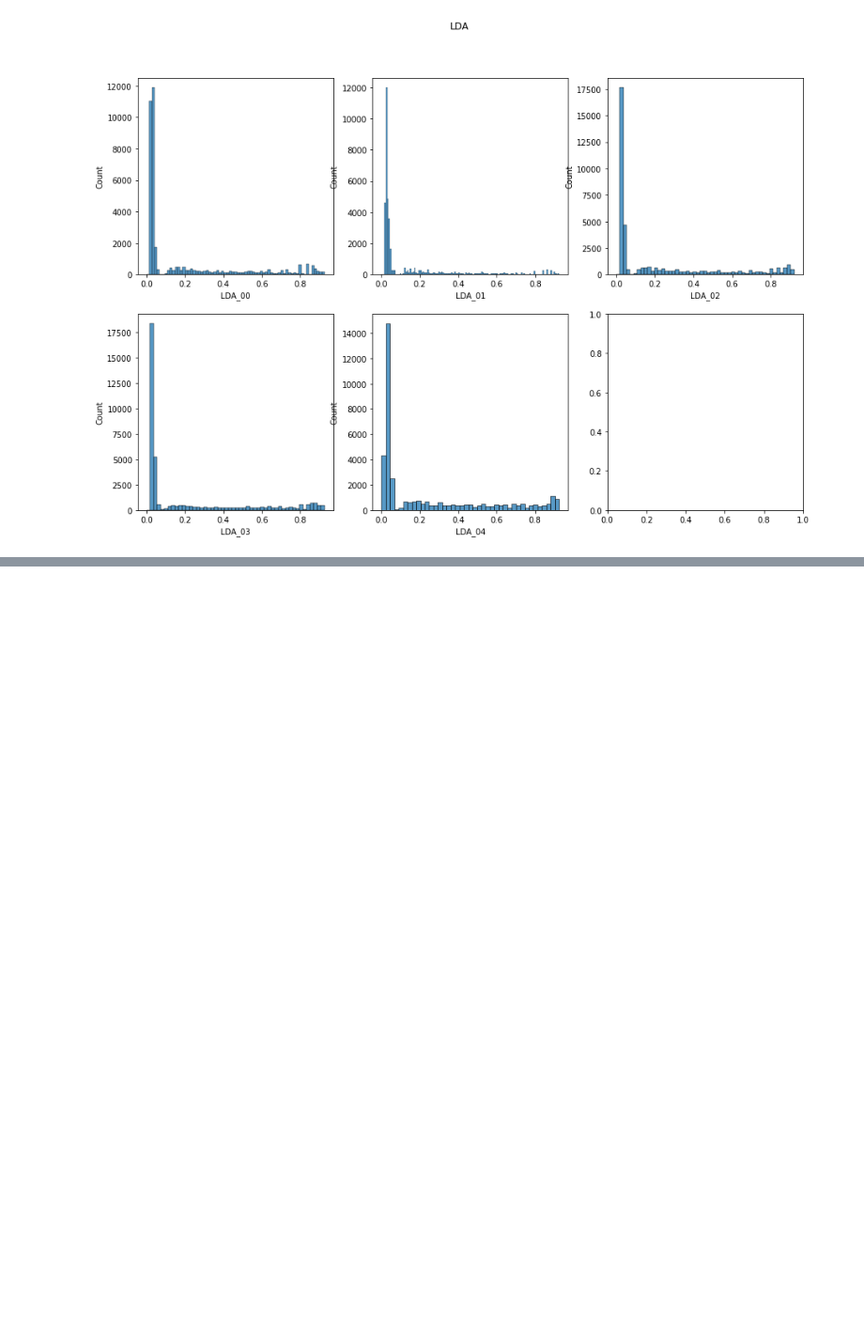
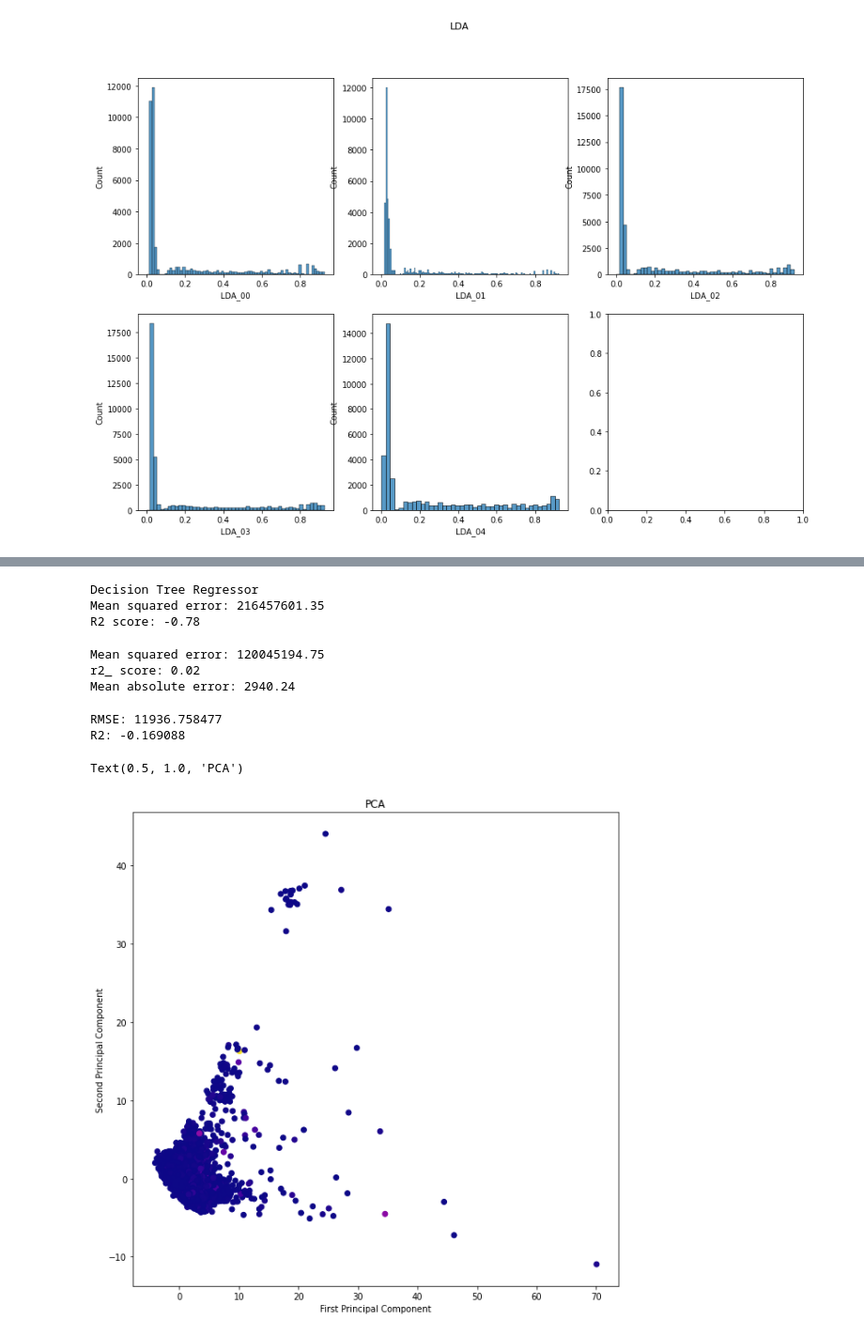
Before and after one commit to DivakarSai/python_projects, a Jupyter notebook: Online News Popularity/Analysis.ipynb, the cells around one changed output, grey strips where cells are left out. Shown: that part at 94% size. Drawn from its saved outputs; the diff is of its cells as text; code cells hidden in the pictures; blank space fills up the shorter version.

```diff
--- a/Online News Popularity/Analysis.ipynb
+++ b/Online News Popularity/Analysis.ipynb
@@ -187,0 +211,8 @@ Ridge and lasso regression
+# %%
+from sklearn.linear_model import LinearRegression
+from sklearn.model_selection import train_test_split
+from sklearn.metrics import mean_squared_error
+from sklearn.preprocessing import StandardScaler
+
+# Split the data into training and testing sets
+X_train, X_test, y_train, y_test = train_test_split(scaled_data, target_data, random_state=42)
@@ -191,0 +260,8 @@ from sklearn.metrics import r2_score
+# %%
+#ridge
+
+rr = Ridge(alpha=0.01)
+rr.fit(X_train, y_train)
+pred_train_rr= rr.predict(X_train)
+print(np.sqrt(mean_squared_error(y_train,pred_train_rr)))
+print(r2_score(y_train, pred_train_rr))
@@ -191,0 +284,24 @@ from sklearn.metrics import r2_score
+# %%
+#decision tree
+
+dt = DecisionTreeRegressor(max_depth=5)
+dt.fit(X_train, y_train)
+y_pred = dt.predict(X_test)
+print("Decision Tree Regressor")
+print("Mean squared error: %.2f" % mean_squared_error(y_test, y_pred))
+print("R2 score: %.2f" % r2_score(y_test, y_pred))
+# %% [output]
+Decision Tree Regressor
+Mean squared error: 216457601.35
+R2 score: -0.78
+# %%
+gb = GradientBoostingRegressor(n_estimators=100, learning_rate=0.1, max_depth=1, random_state=0)
+gb.fit(X_train, y_train)
+y_pred = gb.predict(X_test)
+print("Mean squared error: %.2f" % mean_squared_error(y_test, y_pred))
+print('r2_ score: %.2f' % r2_score(y_test, y_pred))
+print("Mean absolute error: %.2f" % mean_absolute_error(y_test, y_pred))
+# %% [output]
+Mean squared error: 120045194.75
+r2_ score: 0.02
+Mean absolute error: 2940.24
@@ -191,0 +323,7 @@ from sklearn.metrics import r2_score
+# %%
+preds = model.predict(dtest_reg)
+print("RMSE: %f" % (np.sqrt(mean_squared_error(y_test, preds))))
+print("R2: %f" % (r2_score(y_test, preds)))
+# %% [output]
+RMSE: 11936.758477
+R2: -0.169088
@@ -191,0 +341,15 @@ from sklearn.metrics import r2_score
+# %%
+#PCA
+
+pca = PCA(n_components=2)
+pca.fit(X_train)
+X_pca = pca.transform(X_train)
+
+plt.figure(figsize=(10,10))
+plt.scatter(X_pca[:,0], X_pca[:,1], c=y_train, cmap='plasma')
+plt.xlabel('First Principal Component')
+plt.ylabel('Second Principal Component')
+plt.title('PCA')
+# %% [output]
+Text(0.5, 1.0, 'PCA')
+[figure, added]
```
Also changed, not shown: parts of 45 cells of this notebook, 7 other files.
